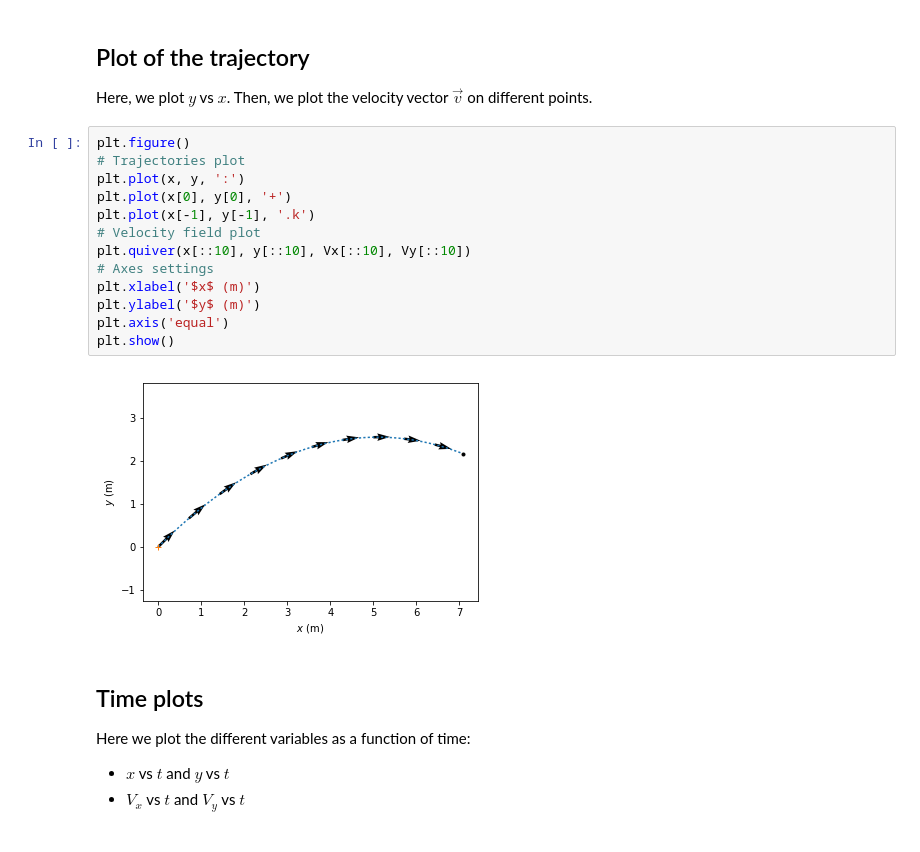
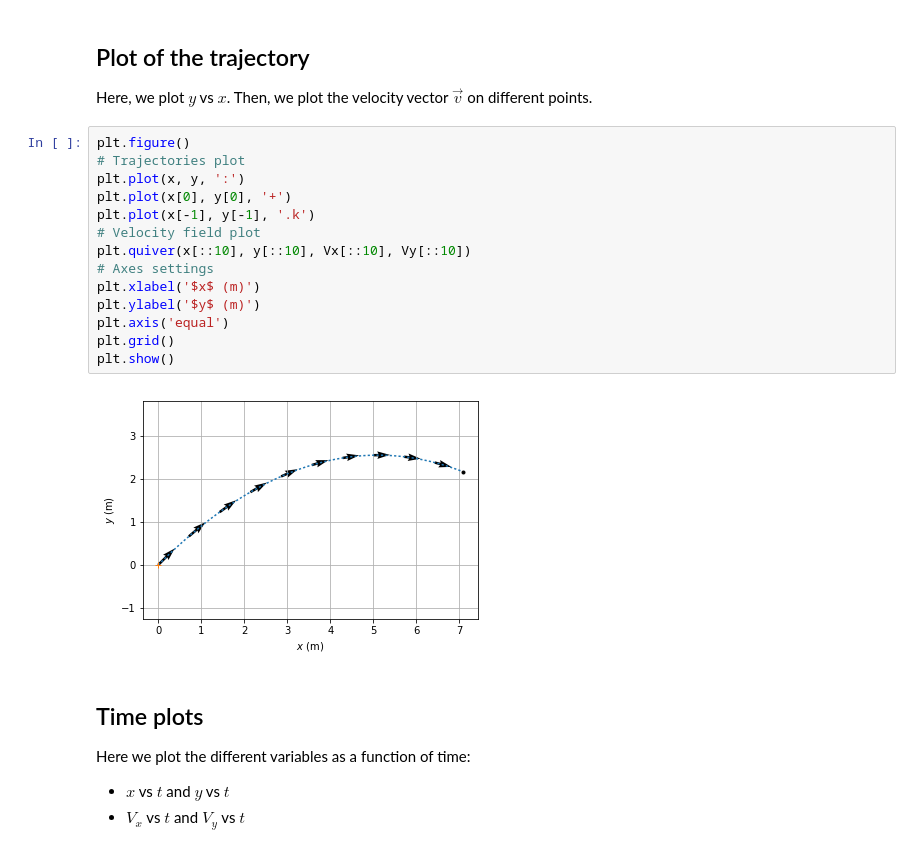
Before and after one commit to jarmupb/dynamicsCourse, a Jupyter notebook: particleMotion/projectileLaunch.ipynb, the cells around one changed output. Saved outputs shown, nothing was run; the diff lists cells and outputs as text.

```diff
--- a/particleMotion/projectileLaunch.ipynb
+++ b/particleMotion/projectileLaunch.ipynb
@@ -123,18 +123,19 @@ Here, we plot $y$ vs $x$. Then, we plot the velocity vector $\vec{v}$ on differe
 # %%
 plt.figure()
 # Trajectories plot
 plt.plot(x, y, ':')
 plt.plot(x[0], y[0], '+')
 plt.plot(x[-1], y[-1], '.k')
 # Velocity field plot
 plt.quiver(x[::10], y[::10], Vx[::10], Vy[::10])
 # Axes settings
 plt.xlabel('$x$ (m)')
 plt.ylabel('$y$ (m)')
 plt.axis('equal')
+plt.grid()
 plt.show()
 # %% [output]
-[figure, old version]
+[figure, new version]
 # %% [markdown]
 ## Time plots
 Here we plot the different variables as a function of time:
```
Also changed, not shown: parts of 2 cells of this notebook.
